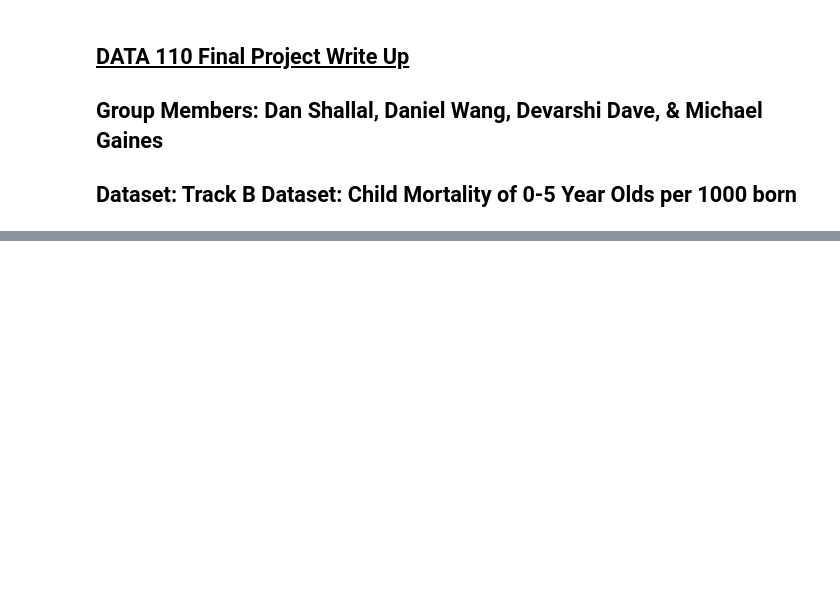
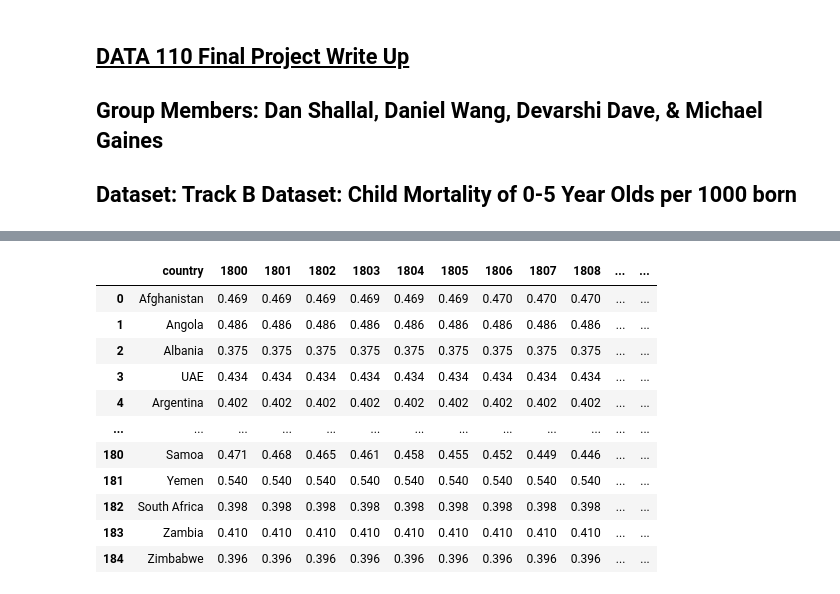
Before and after one commit to dshallal/data110final, a Jupyter notebook: WriteUp.ipynb, the cells around one changed output, grey strips where cells are left out. Saved outputs shown, nothing was run; the diff lists cells and outputs as text; code cells hidden in the pictures; blank space fills up the shorter version.

```diff
--- a/WriteUp.ipynb
+++ b/WriteUp.ipynb
@@ -12,0 +30,93 @@ After choosing the track B, we <i> initially </i> reasoned that the data set cou
+# %%
+def preparer(df):
+    # Clean dataset by having any rows with empty columns removed and reset indexing
+    cleaned_dataset = df.dropna().reset_index(drop=True)
+    # Remove columns beyond 2020 and change death amount to percentage
+    for column in cleaned_dataset.columns:
+        # Skip country column
+        if column != "country":
+            if int(column) > 2020:
+                cleaned_dataset = cleaned_dataset.drop(columns=[column])
+            else:
+                cleaned_dataset[column] /= 1000
+    # Create an empty column for a region to be assigned to each country
+    cleaned_dataset["Region"] = None
+    # Create the regions in hashsets (fast lookup time, but can be done with lists)
+    region_1 = {"Mexico", "Belize", "Costa Rica", "El Salvador", "Guatemala", "Honduras", "Nicaragua", "Panama"}
+    region_2 = {"Algeria", "Egypt", "Libya", "Morocco", "Sudan", "Tunisia"}
+    region_3 = {"Benin", "Burkina Faso", "Cape Verde", "Cote d'Ivoire", "Gambia", "Ghana", "Guinea", "Guinea-Bissau", "Liberia", "Mali", "Mauritania", "Niger", "Nigeria", "Senegal", "Sierra Leone", "Togo"}
+    region_4 = {"Burundi", "Comoros", "Djibouti", "Eritrea", "Ethiopia", "Kenya", "Madagascar", "Malawi", "Mauritius", "Mozambique", "Rwanda", "Seychelles", "Somalia", "South Sudan", "Tanzania", "Uganda", "Zambia", "Zimbabwe"}
+    region_5 = {"Angola", "Cameroon", "Central African Republic", "Chad", "Congo, Dem. Rep.", "Congo, Rep.", "Equatorial Guinea", "Gabon", "Sao Tome and Principe"}
+    region_6 = {"Botswana", "Eswatini", "Lesotho", "Namibia", "South Africa"}
+    region_7 = {"Austria", "Belgium", "France", "Germany", "Ireland", "Liechtenstein", "Luxembourg", "Monaco", "Netherlands", "Switzerland", "UK"}
+    region_8 = {"Denmark", "Estonia", "Finland", "Iceland", "Latvia", "Lithuania", "Norway", "Sweden"}
+    region_9 = {"Belarus", "Bulgaria", "Czech Republic", "Hungary", "Moldova", "Poland", "Romania", "Russia", "Slovak Republic", "Ukraine"}
+    region_10 = {"Albania", "Andorra", "Bosnia and Herzegovina", "Croatia", "Cyprus", "Greece", "Italy", "Kosovo", "Malta", "Montenegro", "North Macedonia", "Portugal", "San Marino", "Serbia", "Slovenia", "Spain", "Vatican City"}
+    region_11 = {"Armenia", "Azerbaijan", "Bahrain", "Cyprus", "Egypt", "Iran", "Iraq", "Israel", "Jordan", "Kuwait", "Lebanon", "Oman", "Palestine", "Qatar", "Saudi Arabia", "Syria", "Turkey", "Georgia", "UAE", "Yemen"}
+    region_12 = {"Hong Kong", "China", "Japan", "Mongolia", "North Korea", "South Korea", "Taiwan", "Kazakhstan", "Kyrgyz Republic", "Tajikistan", "Turkmenistan", "Uzbekistan"}
+    region_13 = {"Afghanistan", "Bangladesh", "Bhutan", "India", "Maldives", "Nepal", "Pakistan", "Sri Lanka"}
+    region_14 = {"Vietnam", "Timor-Leste", "Lao", "Brunei", "Indonesia", "Malaysia", "Myanmar", "Philippines", "Thailand", "Singapore", "Cambodia"}
+    region_15 = {"Cuba", "Dominican Republic", "Haiti", "Jamaica", "Trinidad and Tobago", "Barbados", "St. Lucia", "St. Vincent and the Grenadines", "Grenada", "Antigua and Barbuda", "Saint Kitts and Nevis", "Dominica", "Bahamas"}
+    region_16 = {"Australia", "New Zealand", "Papua New Guinea", "Fiji", "Solomon Islands", "Vanuatu", "Samoa", "Tonga", "Kiribati", "Marshall Islands", "Palau", "Micronesia, Fed. Sts.", "Nauru", "Tuvalu"}
+    region_17 = {"Canada", "USA"}
+    region_18 = {"Argentina", "Bolivia", "Brazil", "Chile", "Colombia", "Ecuador", "Guyana", "Paraguay", "Peru", "Suriname", "Uruguay", "Venezuela"}
+
+    # Iterate through each row to assign a region
+    for i in range(len(cleaned_dataset)):
+        country = cleaned_dataset.loc[i, "country"]
+        if country in region_1:
+            cleaned_dataset.loc[i, "Region"] = "Central America"
+        elif country in region_2:
+            cleaned_dataset.loc[i, "Region"] = "North Africa"
+        elif country in region_3:
+            cleaned_dataset.loc[i, "Region"] = "West Africa"
+        elif country in region_4:
+            cleaned_dataset.loc[i, "Region"] = "East Africa"
+        elif country in region_5:
+            cleaned_dataset.loc[i, "Region"] = "Central Africa"
+        elif country in region_6:
+            cleaned_dataset.loc[i, "Region"] = "Southern Africa"
+        elif country in region_7:
+            cleaned_dataset.loc[i, "Region"] = "Western Europe"
+        elif country in region_8:
+            cleaned_dataset.loc[i, "Region"] = "Northern Europe"
+        elif country in region_9:
+            cleaned_dataset.loc[i, "Region"] = "Eastern Europe"
+        elif country in region_10:
+            cleaned_dataset.loc[i, "Region"] = "Southern Europe"
+        elif country in region_11:
+            cleaned_dataset.loc[i, "Region"] = "Middle East"
+        elif country in region_12:
+            cleaned_dataset.loc[i, "Region"] = "East Asia"
+        elif country in region_13:
+            cleaned_dataset.loc[i, "Region"] = "South Asia"
+        elif country in region_14:
+            cleaned_dataset.loc[i, "Region"] = "Southeast Asia"
+        elif country in region_15:
+            cleaned_dataset.loc[i, "Region"] = "Caribbean"
+        elif country in region_16:
+            cleaned_dataset.loc[i, "Region"] = "Oceania"
+        elif country in region_17:
+            cleaned_dataset.loc[i, "Region"] = "North America excluding Central America"
+        elif country in region_18:
+            cleaned_dataset.loc[i, "Region"] = "South America"
+        else:
+            print(country) # Used for debugging missing countries/regions
+            cleaned_dataset.loc[i, "Region"] = "Unknown"
+    return cleaned_dataset
+# Cleaned dataset
+final_dataset = preparer(dataset)
+final_dataset
+# %% [output]
+|  | country | 1800 | 1801 | 1802 | 1803 | 1804 | 1805 | 1806 | 1807 | 1808 | ... | ... |
+| 0 | Afghanistan | 0.469 | 0.469 | 0.469 | 0.469 | 0.469 | 0.469 | 0.470 | 0.470 | 0.470 | ... | ... |
+| 1 | Angola | 0.486 | 0.486 | 0.486 | 0.486 | 0.486 | 0.486 | 0.486 | 0.486 | 0.486 | ... | ... |
+| 2 | Albania | 0.375 | 0.375 | 0.375 | 0.375 | 0.375 | 0.375 | 0.375 | 0.375 | 0.375 | ... | ... |
+| 3 | UAE | 0.434 | 0.434 | 0.434 | 0.434 | 0.434 | 0.434 | 0.434 | 0.434 | 0.434 | ... | ... |
+| 4 | Argentina | 0.402 | 0.402 | 0.402 | 0.402 | 0.402 | 0.402 | 0.402 | 0.402 | 0.402 | ... | ... |
+| ... | ... | ... | ... | ... | ... | ... | ... | ... | ... | ... | ... | ... |
+| 180 | Samoa | 0.471 | 0.468 | 0.465 | 0.461 | 0.458 | 0.455 | 0.452 | 0.449 | 0.446 | ... | ... |
+| 181 | Yemen | 0.540 | 0.540 | 0.540 | 0.540 | 0.540 | 0.540 | 0.540 | 0.540 | 0.540 | ... | ... |
+| 182 | South Africa | 0.398 | 0.398 | 0.398 | 0.398 | 0.398 | 0.398 | 0.398 | 0.398 | 0.398 | ... | ... |
+| 183 | Zambia | 0.410 | 0.410 | 0.410 | 0.410 | 0.410 | 0.410 | 0.410 | 0.410 | 0.410 | ... | ... |
+| 184 | Zimbabwe | 0.396 | 0.396 | 0.396 | 0.396 | 0.396 | 0.396 | 0.396 | 0.396 | 0.396 | ... | ... |
```
Also changed, not shown: parts of 10 cells of this notebook, 1 other file.
